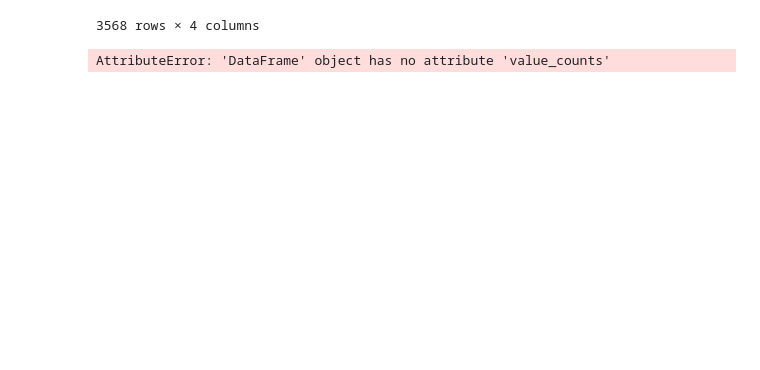
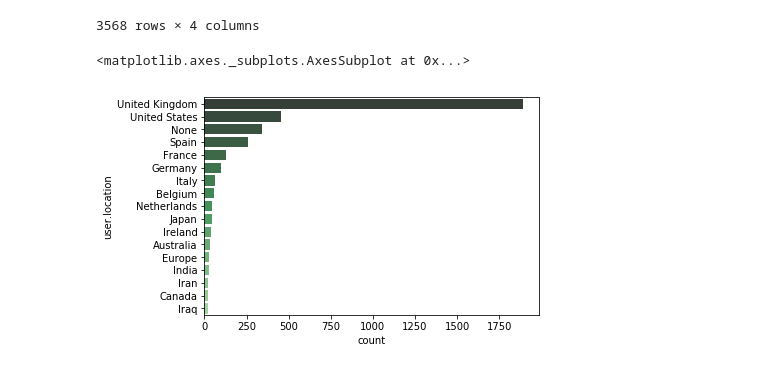
Before and after one commit to indralukmana/twitter-brexit, a Jupyter notebook: Indra/Brexit-Twitter-Indra_Lukmana.ipynb, the cells around one changed output. Cells and saved outputs as stored; diff of their text form; code cells hidden in the pictures; blank space fills up the shorter version.

Commit message:
Fix data description

```diff
--- a/Indra/Brexit-Twitter-Indra_Lukmana.ipynb
+++ b/Indra/Brexit-Twitter-Indra_Lukmana.ipynb
@@ -333,7 +333,8 @@ import seaborn as sns
 # %%
 sns.countplot(y='user.location',
               data = df_tweets[df_tweets['user.location'].isin(countries_significant_keys)],
-              order = df_tweets[df_tweets['user.location'].isin(countries_significant_keys)].value_counts().index,
+              order = df_tweets[df_tweets['user.location'].isin(countries_significant_keys)]['user.location'].value_counts().index,
               palette = "Greens_d")
 # %% [output]
-AttributeError: 'DataFrame' object has no attribute 'value_counts'
+<matplotlib.axes._subplots.AxesSubplot at 0x...>
+[figure, added]
```
